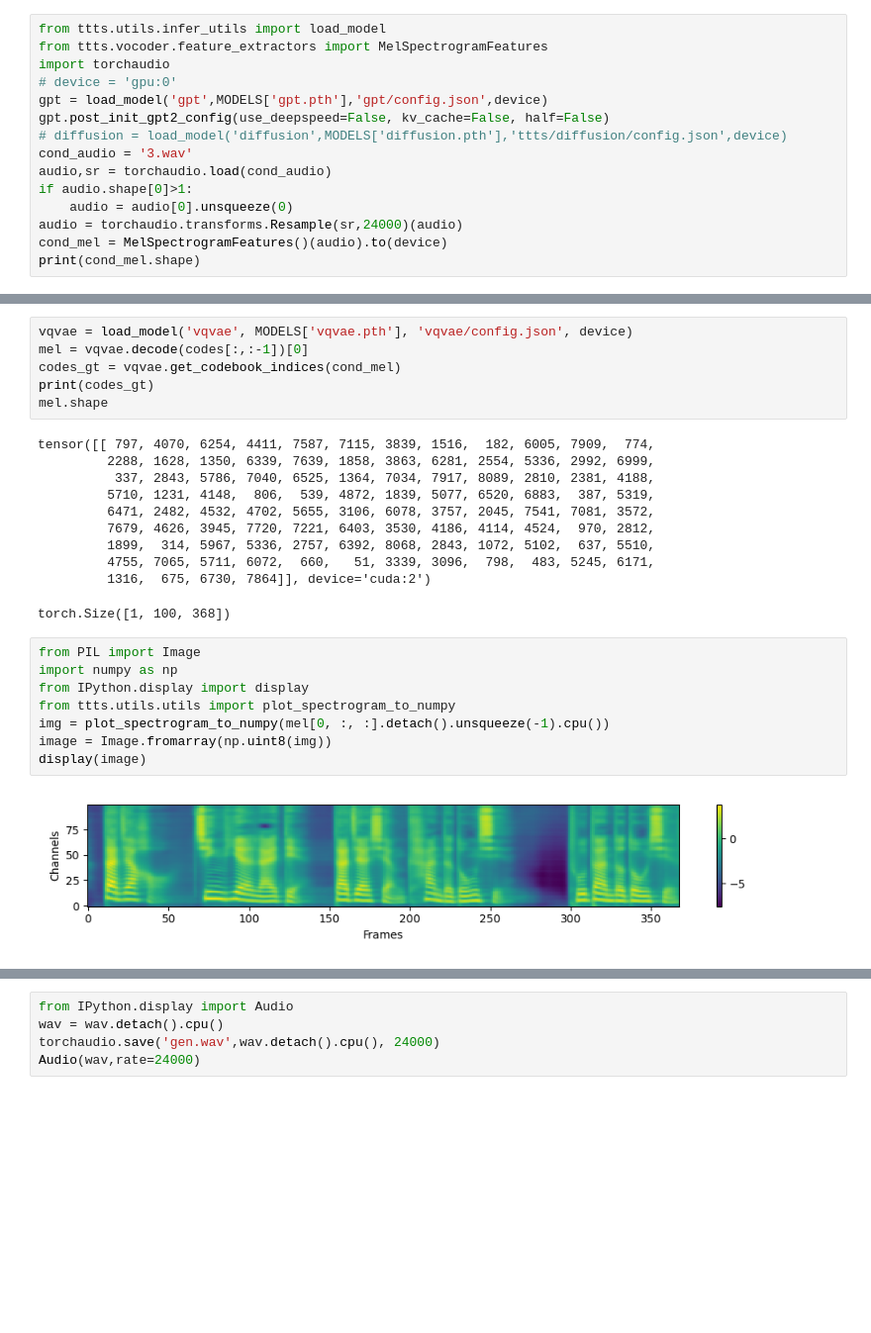
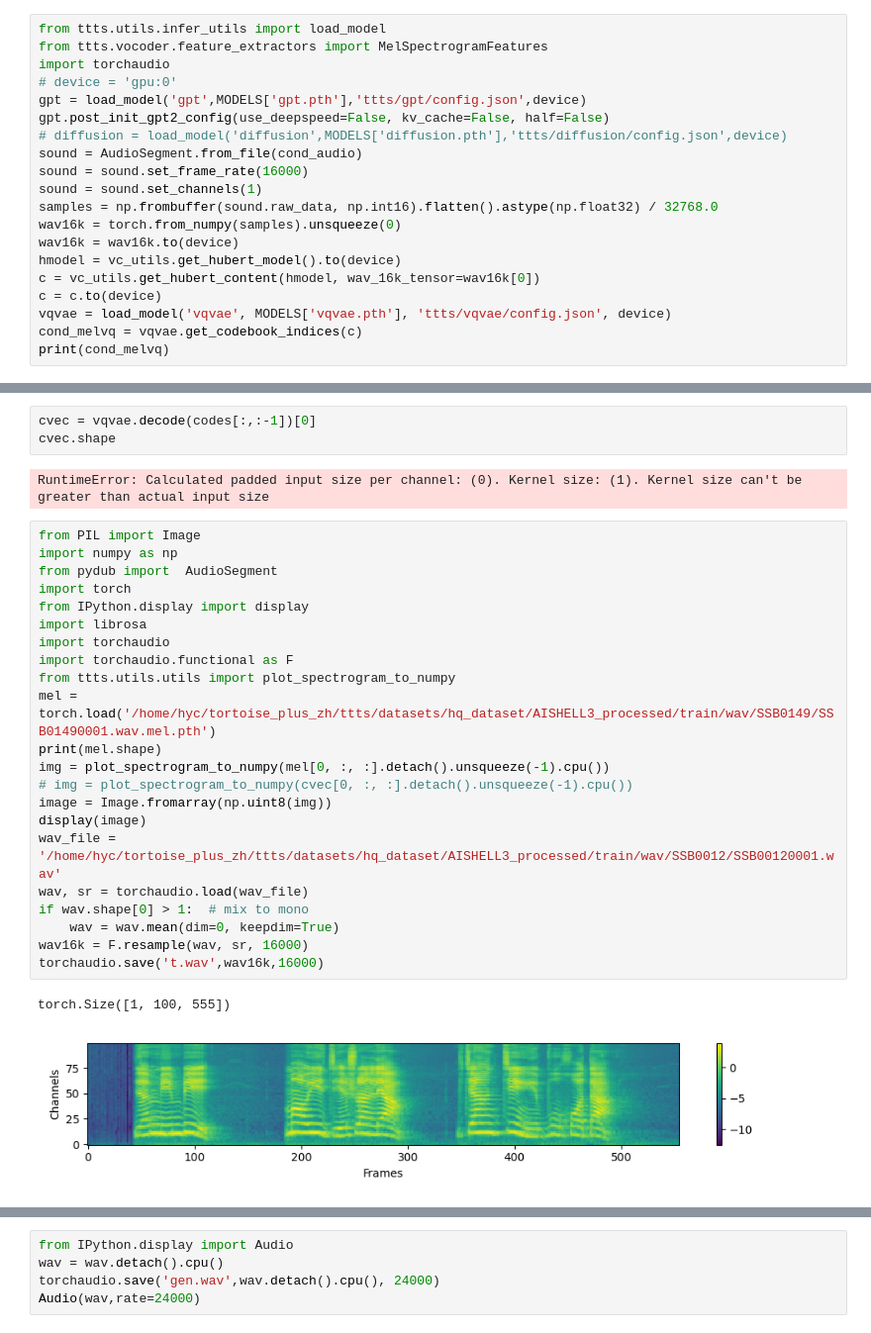
Before and after one commit to adelacvg/ttts, a Jupyter notebook: ttts/api.ipynb, the cells around one changed output, grey strips where cells are left out. Shown: that part at 99% size. Cells and saved outputs as stored; diff of their text form; blank space fills up the shorter version.

Commit message:
add context aware vqvae

```diff
--- a/ttts/api.ipynb
+++ b/ttts/api.ipynb
@@ -41,14 +55,19 @@ from ttts.utils.infer_utils import load_model
 from ttts.vocoder.feature_extractors import MelSpectrogramFeatures
 import torchaudio
 # device = 'gpu:0'
-gpt = load_model('gpt',MODELS['gpt.pth'],'gpt/config.json',device)
+gpt = load_model('gpt',MODELS['gpt.pth'],'ttts/gpt/config.json',device)
 gpt.post_init_gpt2_config(use_deepspeed=False, kv_cache=False, half=False)
 # diffusion = load_model('diffusion',MODELS['diffusion.pth'],'ttts/diffusion/config.json',device)
-cond_audio = '3.wav'
-audio,sr = torchaudio.load(cond_audio)
-if audio.shape[0]>1:
-    audio = audio[0].unsqueeze(0)
-audio = torchaudio.transforms.Resample(sr,24000)(audio)
-cond_mel = MelSpectrogramFeatures()(audio).to(device)
-print(cond_mel.shape)
+sound = AudioSegment.from_file(cond_audio)
+sound = sound.set_frame_rate(16000)
+sound = sound.set_channels(1)
+samples = np.frombuffer(sound.raw_data, np.int16).flatten().astype(np.float32) / 32768.0
+wav16k = torch.from_numpy(samples).unsqueeze(0)
+wav16k = wav16k.to(device)
+hmodel = vc_utils.get_hubert_model().to(device)
+c = vc_utils.get_hubert_content(hmodel, wav_16k_tensor=wav16k[0])
+c = c.to(device)
+vqvae = load_model('vqvae', MODELS['vqvae.pth'], 'ttts/vqvae/config.json', device)
+cond_melvq = vqvae.get_codebook_indices(c)
+print(cond_melvq)
 # %% [output]
@@ -93,30 +125,33 @@ tensor([[2265, 5122, 6048, 4519, 3085, 2303,  946, 1027, 4249, 8115, 2081, 5798,
-# %%
-vqvae = load_model('vqvae', MODELS['vqvae.pth'], 'vqvae/config.json', device)
-mel = vqvae.decode(codes[:,:-1])[0]
-codes_gt = vqvae.get_codebook_indices(cond_mel)
-print(codes_gt)
-mel.shape
-# %% [output]
-tensor([[ 797, 4070, 6254, 4411, 7587, 7115, 3839, 1516,  182, 6005, 7909,  774,
-         2288, 1628, 1350, 6339, 7639, 1858, 3863, 6281, 2554, 5336, 2992, 6999,
-          337, 2843, 5786, 7040, 6525, 1364, 7034, 7917, 8089, 2810, 2381, 4188,
-         5710, 1231, 4148,  806,  539, 4872, 1839, 5077, 6520, 6883,  387, 5319,
-         6471, 2482, 4532, 4702, 5655, 3106, 6078, 3757, 2045, 7541, 7081, 3572,
-         7679, 4626, 3945, 7720, 7221, 6403, 3530, 4186, 4114, 4524,  970, 2812,
-         1899,  314, 5967, 5336, 2757, 6392, 8068, 2843, 1072, 5102,  637, 5510,
-         4755, 7065, 5711, 6072,  660,   51, 3339, 3096,  798,  483, 5245, 6171,
-         1316,  675, 6730, 7864]], device='cuda:2')
-torch.Size([1, 100, 368])
-# %%
-from PIL import Image
-import numpy as np
-from IPython.display import display
-from ttts.utils.utils import plot_spectrogram_to_numpy
-img = plot_spectrogram_to_numpy(mel[0, :, :].detach().unsqueeze(-1).cpu())
-image = Image.fromarray(np.uint8(img))
-display(image)
-# %% [output]
-[figure, removed]
+# %%
+cvec = vqvae.decode(codes[:,:-1])[0]
+cvec.shape
+# %% [output]
+RuntimeError: Calculated padded input size per channel: (0). Kernel size: (1). Kernel size can't be greater than actual input size
+# %%
+from PIL import Image
+import numpy as np
+from pydub import  AudioSegment
+import torch
+from IPython.display import display
+import librosa
+import torchaudio
+import torchaudio.functional as F
+from ttts.utils.utils import plot_spectrogram_to_numpy
+mel = torch.load('/home/hyc/tortoise_plus_zh/ttts/datasets/hq_dataset/AISHELL3_processed/train/wav/SSB0149/SSB01490001.wav.mel.pth')
+print(mel.shape)
+img = plot_spectrogram_to_numpy(mel[0, :, :].detach().unsqueeze(-1).cpu())
+# img = plot_spectrogram_to_numpy(cvec[0, :, :].detach().unsqueeze(-1).cpu())
+image = Image.fromarray(np.uint8(img))
+display(image)
+wav_file = '/home/hyc/tortoise_plus_zh/ttts/datasets/hq_dataset/AISHELL3_processed/train/wav/SSB0012/SSB00120001.wav'
+wav, sr = torchaudio.load(wav_file)
+if wav.shape[0] > 1:  # mix to mono
+    wav = wav.mean(dim=0, keepdim=True)
+wav16k = F.resample(wav, sr, 16000)
+torchaudio.save('t.wav',wav16k,16000)
+# %% [output]
+torch.Size([1, 100, 555])
+[figure, added]
 # %%
 from ttts.vocoder.vocos import Vocos
 
```
Also changed, not shown: parts of 7 cells of this notebook, 29 other files.
